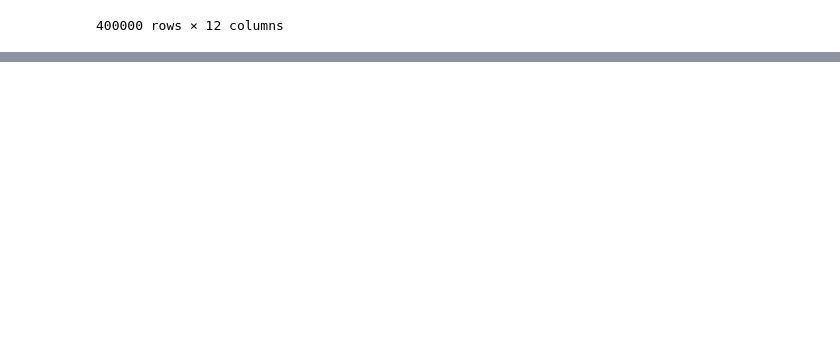
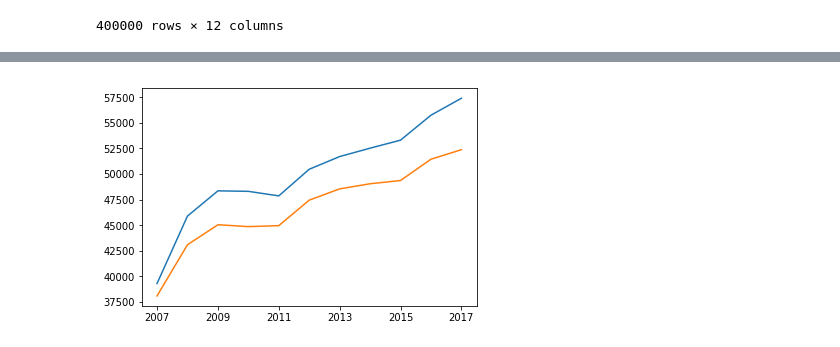
Before and after one commit to iopoi/iowa_state_employee_analysis-, a Jupyter notebook: dataset_explore.ipynb, the cells around one changed output, grey strips where cells are left out. Drawn from its saved outputs; the diff is of its cells as text; code cells hidden in the pictures; blank space fills up the shorter version.

```diff
--- a/dataset_explore.ipynb
+++ b/dataset_explore.ipynb
@@ -198,0 +238,14 @@ plt.show()
+# %%
+g1mean = data.groupby(["Fiscal Year"])["Total Salary Paid"].mean()
+g1median = data.groupby(["Fiscal Year"])["Total Salary Paid"].median()
+# print([i for i in g1mean])
+# print([i for i in g1median])
+
+# g2 = data.groupby(["Fiscal Year"])["Travel & Subsistence"].mean()
+# print([i for i in g2])
+# %%
+plt.plot(g1mean)
+plt.plot(g1median)
+plt.show()
+# %% [output]
+[figure, added]
```
Also changed, not shown: parts of 9 cells of this notebook.
